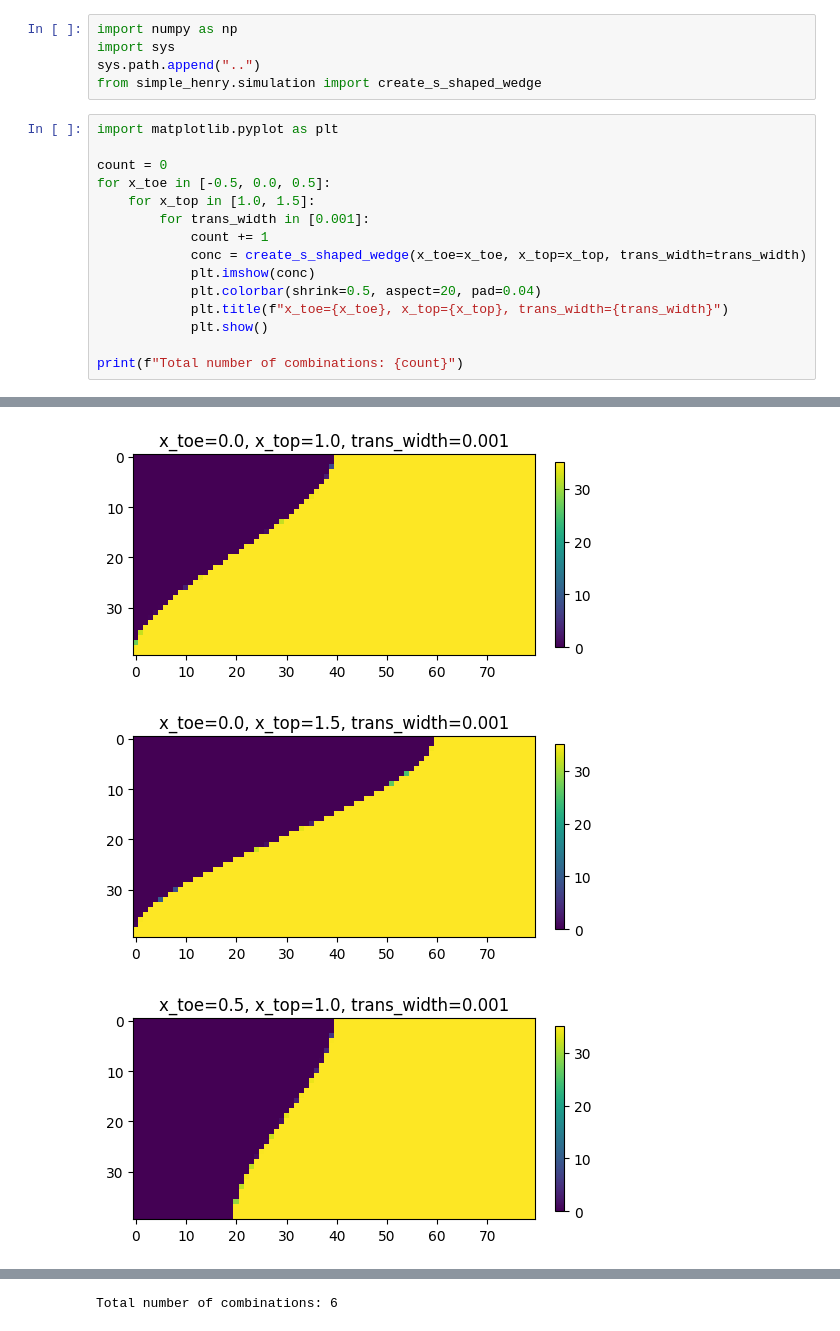
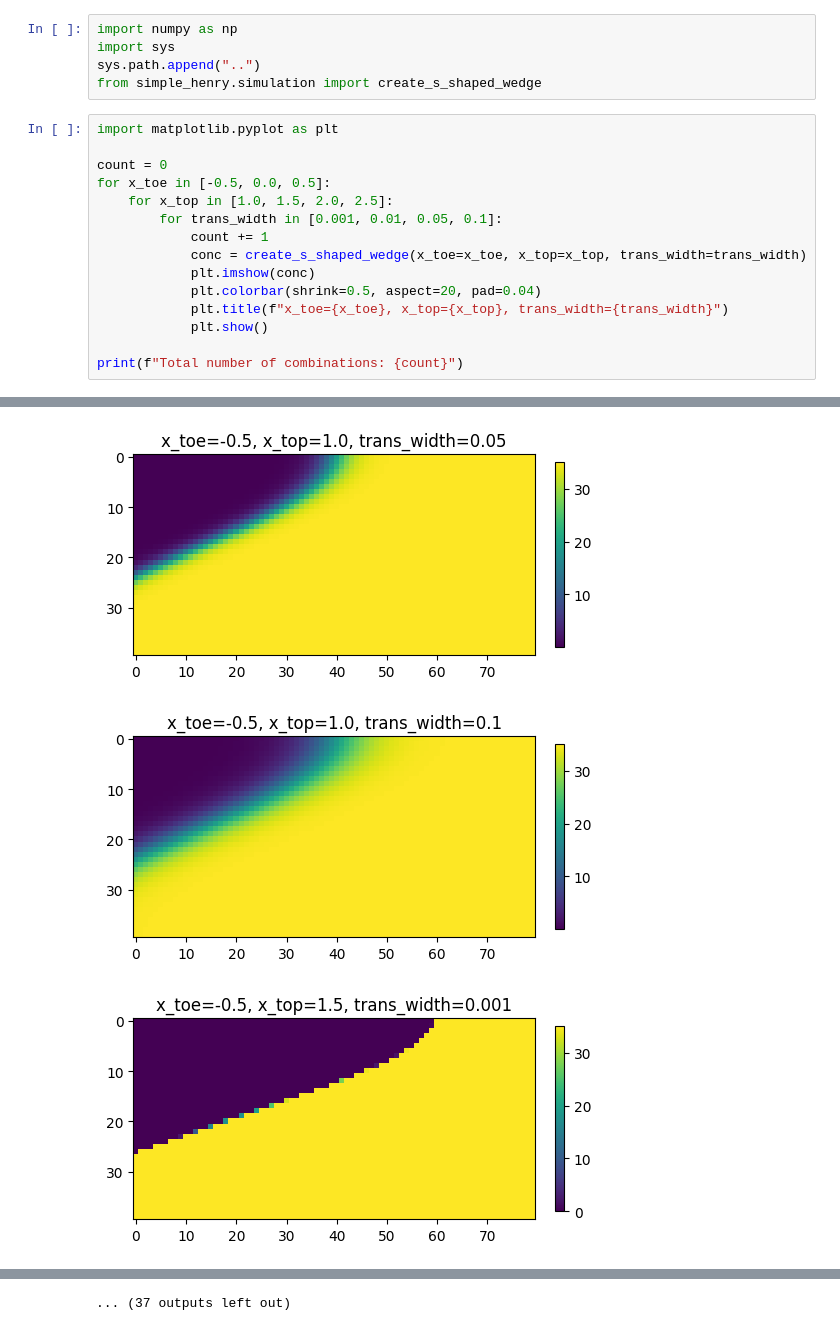
Before and after one commit to arpit-kapoor/henry_mflab, a Jupyter notebook: notebooks/test_wedge.ipynb, the cells around one changed output, grey strips where cells are left out. Drawn from its saved outputs; the diff is of its cells as text.

```diff
--- a/notebooks/test_wedge.ipynb
+++ b/notebooks/test_wedge.ipynb
@@ -8,8 +8,8 @@ import matplotlib.pyplot as plt
 
 count = 0
 for x_toe in [-0.5, 0.0, 0.5]:
-    for x_top in [1.0, 1.5]:
-        for trans_width in [0.001]:
+    for x_top in [1.0, 1.5, 2.0, 2.5]:
+        for trans_width in [0.001, 0.01, 0.05, 0.1]:
             count += 1
             conc = create_s_shaped_wedge(x_toe=x_toe, x_top=x_top, trans_width=trans_width)
             plt.imshow(conc)
@@ -24,3 +24,3 @@ print(f"Total number of combinations: {count}")
-[figure, old version]
+[figure, new version]
-[figure, old version]
+[figure, new version]
-[figure, old version]
+[figure, new version]
@@ -28 +34 @@ print(f"Total number of combinations: {count}")
-Total number of combinations: 6
+... (37 outputs left out)
```
Also changed, not shown: parts of 1 cell of this notebook, 6 other files.
